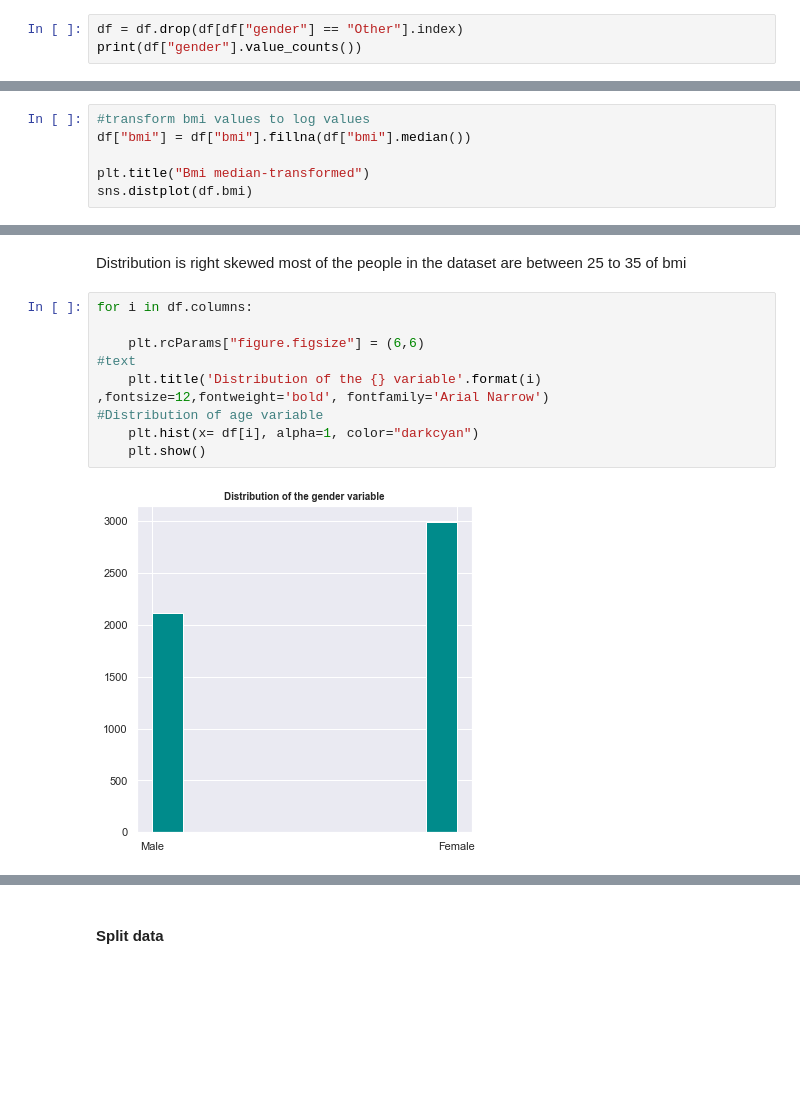
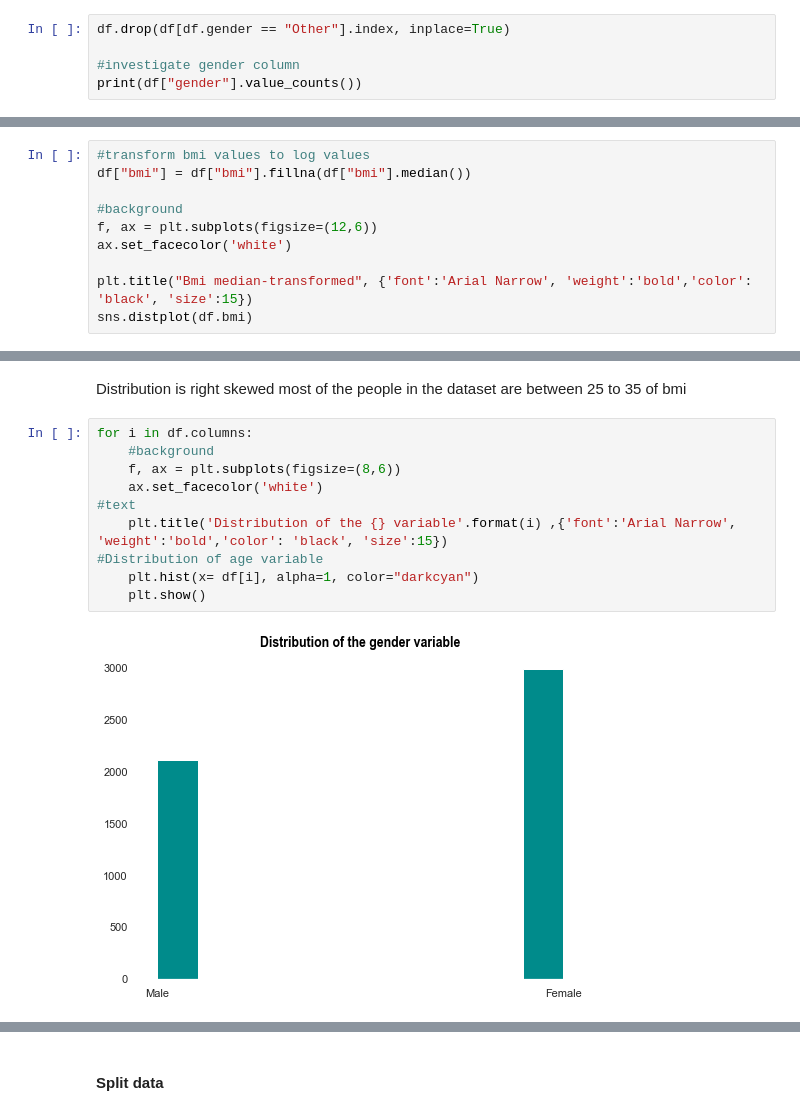
Before and after one commit to paulynamagana/stroke_prediction, a Jupyter notebook: stroke_prediction.ipynb, the cells around one changed output, grey strips where cells are left out. Saved outputs shown, nothing was run; the diff lists cells and outputs as text; blank space fills up the shorter version.

```diff
--- a/stroke_prediction.ipynb
+++ b/stroke_prediction.ipynb
@@ -76,5 +74,7 @@ df[df["gender"] == "Other"]
 # %%
-df = df.drop(df[df["gender"] == "Other"].index)
+df.drop(df[df.gender == "Other"].index, inplace=True)
+
+#investigate gender column
 print(df["gender"].value_counts())
 # %% [output]
 Female    2994
@@ -153,6 +208,10 @@ ax.spines[["top", "right", "left"]].set_visible(False)
 #transform bmi values to log values
 df["bmi"] = df["bmi"].fillna(df["bmi"].median())
 
-plt.title("Bmi median-transformed")
+#background
+f, ax = plt.subplots(figsize=(12,6))
+ax.set_facecolor('white')
+
+plt.title("Bmi median-transformed", {'font':'Arial Narrow', 'weight':'bold','color': 'black', 'size':15})
 sns.distplot(df.bmi)
 # %% [output]
@@ -163,12 +223,13 @@ Distribution is right skewed
 most of the people in the dataset are between 25 to 35 of bmi
 # %%
 for i in df.columns:
-
-    plt.rcParams["figure.figsize"] = (6,6)
+    #background
+    f, ax = plt.subplots(figsize=(8,6))
+    ax.set_facecolor('white')
 #text
-    plt.title('Distribution of the {} variable'.format(i) ,fontsize=12,fontweight='bold', fontfamily='Arial Narrow')
+    plt.title('Distribution of the {} variable'.format(i) ,{'font':'Arial Narrow', 'weight':'bold','color': 'black', 'size':15})
 #Distribution of age variable
     plt.hist(x= df[i], alpha=1, color="darkcyan")
     plt.show()
 # %% [output]
-[figure, old version]
+[figure, new version]
```
Also changed, not shown: parts of 26 cells of this notebook, 2 other files.
